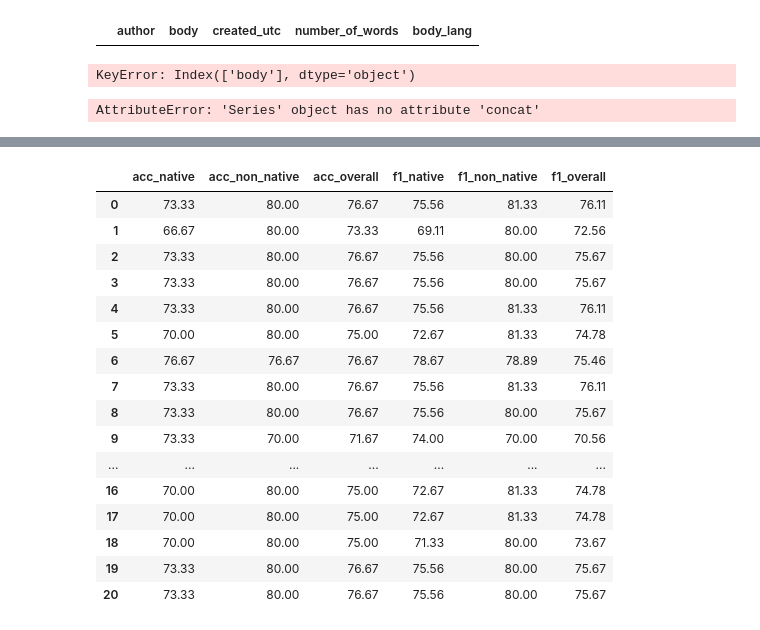
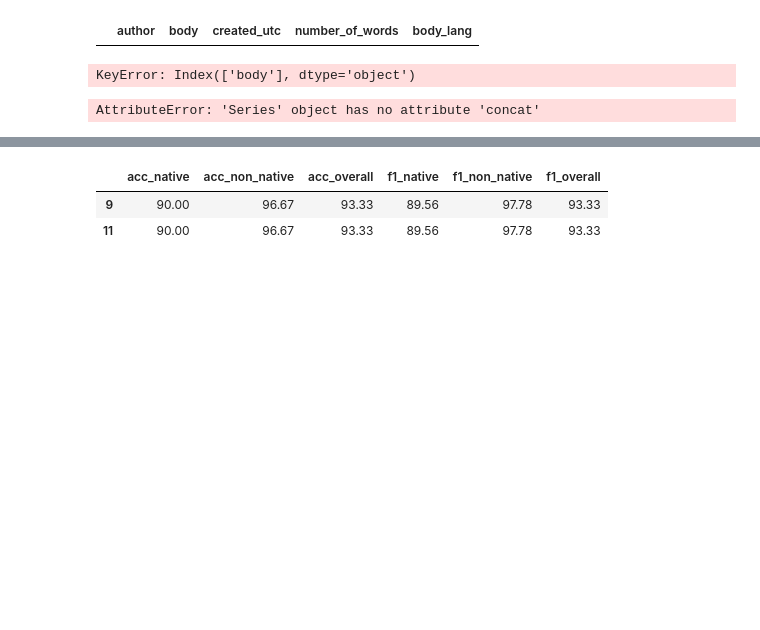
Before and after one commit to CS-433/project2-authclass, a Jupyter notebook: Arthur.ipynb, the cells around one changed output, grey strips where cells are left out. Drawn from its saved outputs; the diff is of its cells as text; code cells hidden in the pictures; blank space fills up the shorter version.

```diff
--- a/Arthur.ipynb
+++ b/Arthur.ipynb
@@ -689,24 +662,10 @@ pd.DataFrame(output_native, index = [0])
 # %%
-df = pd.read_pickle('Data/grid_search_results/output_all.pkl')
-df
+df = pd.read_pickle('Data/grid_search_results/output_penalty_all.pkl')
+df[pd.to_numeric(df.f1_overall) >= 93.33]
 # %% [output]
 |  | acc_native | acc_non_native | acc_overall | f1_native | f1_non_native | f1_overall |
-| 0 | 73.33 | 80.00 | 76.67 | 75.56 | 81.33 | 76.11 |
-| 1 | 66.67 | 80.00 | 73.33 | 69.11 | 80.00 | 72.56 |
-| 2 | 73.33 | 80.00 | 76.67 | 75.56 | 80.00 | 75.67 |
-| 3 | 73.33 | 80.00 | 76.67 | 75.56 | 80.00 | 75.67 |
-| 4 | 73.33 | 80.00 | 76.67 | 75.56 | 81.33 | 76.11 |
-| 5 | 70.00 | 80.00 | 75.00 | 72.67 | 81.33 | 74.78 |
-| 6 | 76.67 | 76.67 | 76.67 | 78.67 | 78.89 | 75.46 |
-| 7 | 73.33 | 80.00 | 76.67 | 75.56 | 81.33 | 76.11 |
-| 8 | 73.33 | 80.00 | 76.67 | 75.56 | 80.00 | 75.67 |
-| 9 | 73.33 | 70.00 | 71.67 | 74.00 | 70.00 | 70.56 |
-| ... | ... | ... | ... | ... | ... | ... |
-| 16 | 70.00 | 80.00 | 75.00 | 72.67 | 81.33 | 74.78 |
-| 17 | 70.00 | 80.00 | 75.00 | 72.67 | 81.33 | 74.78 |
-| 18 | 70.00 | 80.00 | 75.00 | 71.33 | 80.00 | 73.67 |
-| 19 | 73.33 | 80.00 | 76.67 | 75.56 | 80.00 | 75.67 |
-| 20 | 73.33 | 80.00 | 76.67 | 75.56 | 80.00 | 75.67 |
+| 9 | 90.00 | 96.67 | 93.33 | 89.56 | 97.78 | 93.33 |
+| 11 | 90.00 | 96.67 | 93.33 | 89.56 | 97.78 | 93.33 |
 # %%
 import glob
 import pandas as pd
```
Also changed, not shown: parts of 16 cells of this notebook, 2 other files.
